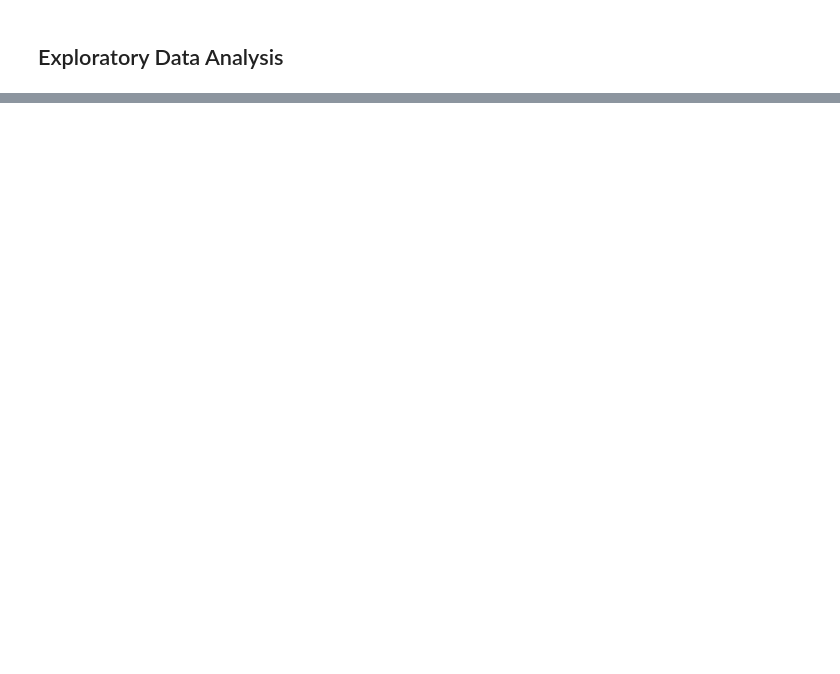
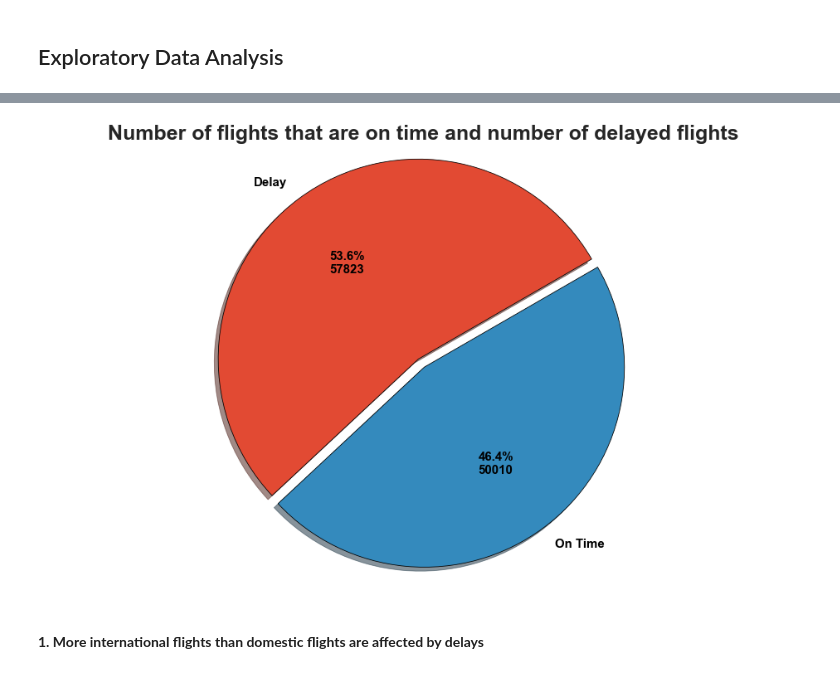
Before and after one commit to MalinSoetbeer/flight_delayed_challenge, a Jupyter notebook: flight_delayed_evo.ipynb, the cells around one changed output, grey strips where cells are left out. Saved outputs shown, nothing was run; the diff lists cells and outputs as text; code cells hidden in the pictures; blank space fills up the shorter version.

```diff
--- a/flight_delayed_evo.ipynb
+++ b/flight_delayed_evo.ipynb
@@ -251,0 +308,25 @@ airports
+# %%
+
+on_time = train_airport_df.groupby(["delay_or_onTime"]).size().to_frame("count").reset_index()
+# Pie chart style and size
+plt.style.use('ggplot')
+plt.figure(figsize=(13,8))
+explode = [0,0.05]
+
+# function to geht the % Values as the counted values
+def func(pct, allvals):
+    absolute = int(np.round(pct/100.*np.sum(allvals)))
+    return "{:.1f}%\n{:d}".format(pct, absolute)
+
+#create the pie charts
+plt.pie(on_time["count"], labels=["Delay","On Time"],
+        shadow=True, startangle=30,
+        textprops=dict(color="black",fontweight="bold",size=15),explode=explode,autopct=lambda pct: func(pct, on_time["count"]),
+        wedgeprops = { 'linewidth' : 0.8,'edgecolor' : "black" })
+plt.axis('equal')
+plt.title("Number of flights that are on time and number of delayed flights",fontweight="bold",fontsize=25)
+plt.tight_layout();
+# %% [output]
+[figure, added]
+# %% [markdown]
+#### __1. More international flights than domestic flights are affected by delays__
```
Also changed, not shown: parts of 50 cells of this notebook, 2 other files.
